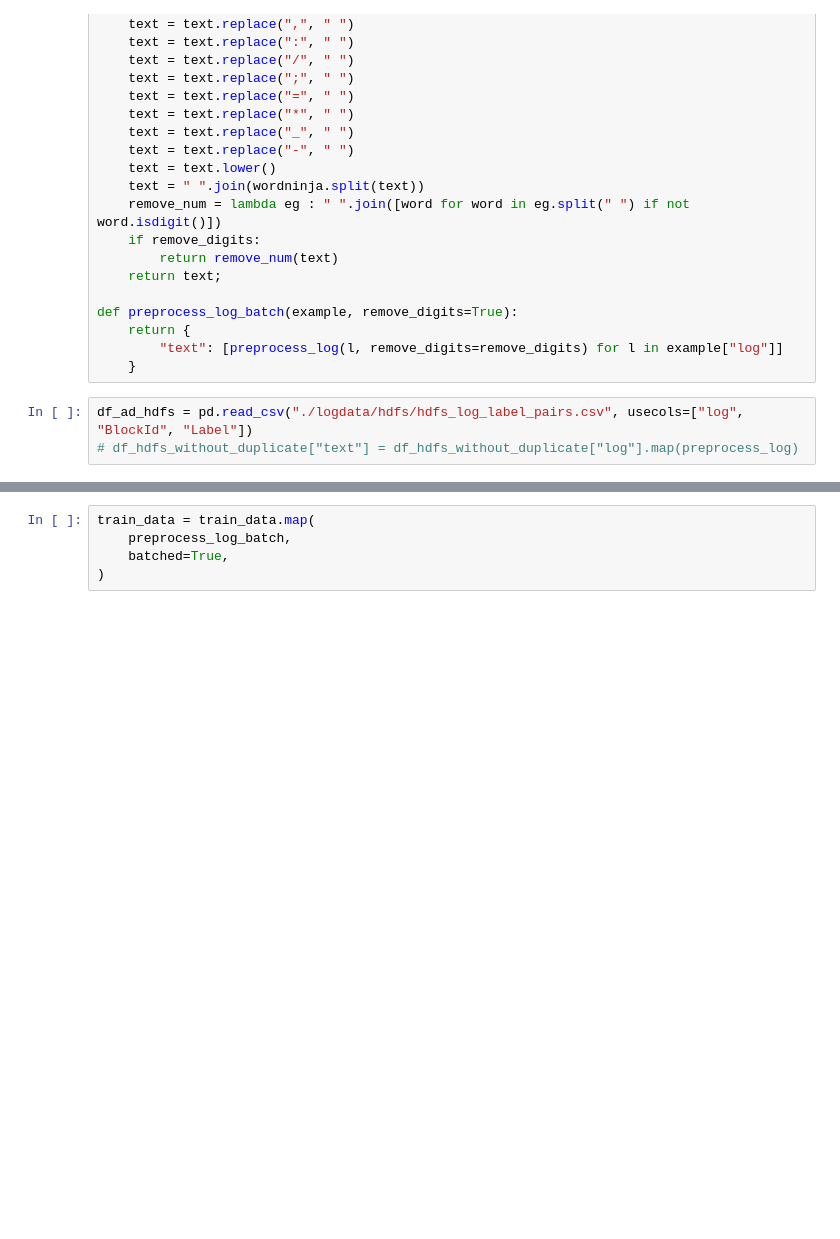
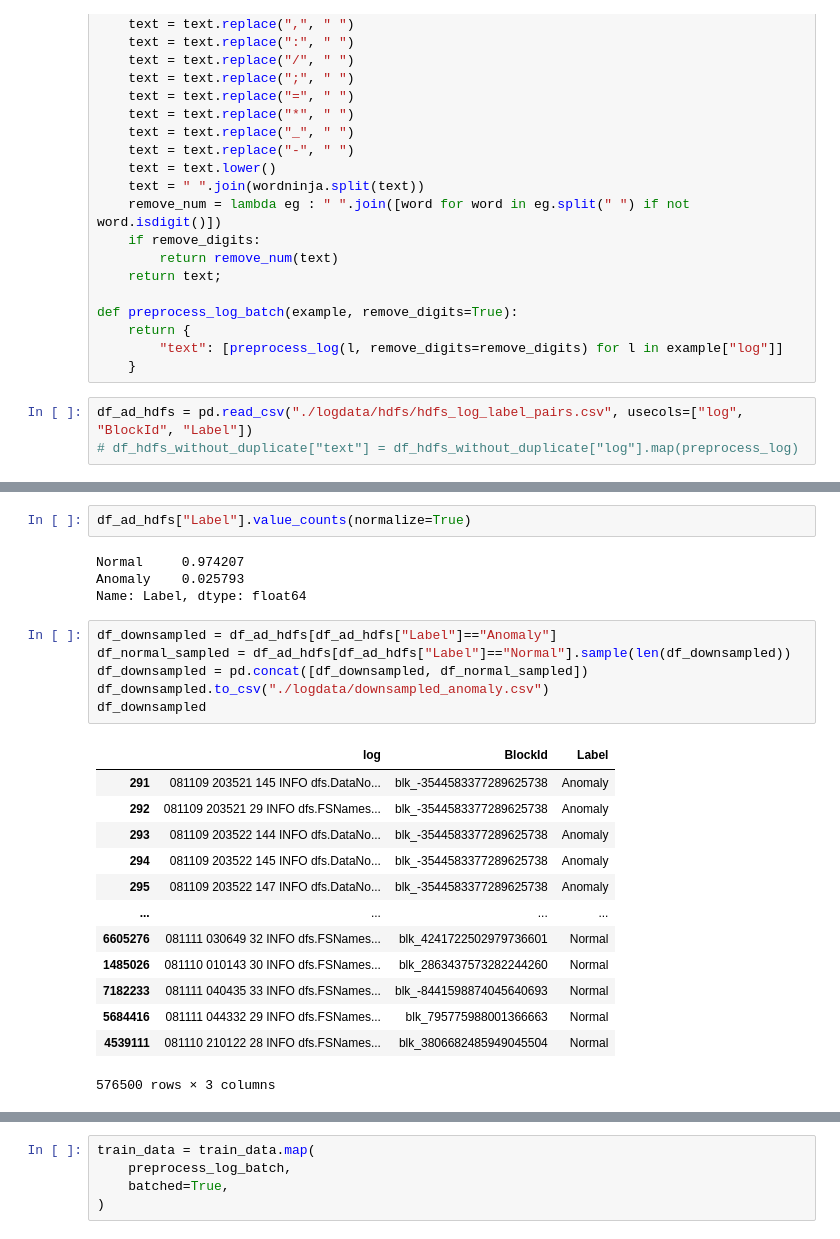
Before and after one commit to RyozoMasukawa/Unilog_Reproduction, a Jupyter notebook: log_anomaly_detect.ipynb, the cells around one changed output, grey strips where cells are left out. Cells and saved outputs as stored; diff of their text form; blank space fills up the shorter version.

```diff
--- a/log_anomaly_detect.ipynb
+++ b/log_anomaly_detect.ipynb
@@ -127 +180,27 @@ DatasetDict({
+# %%
+df_ad_hdfs["Label"].value_counts(normalize=True)
+# %% [output]
+Normal     0.974207
+Anomaly    0.025793
+Name: Label, dtype: float64
+# %%
+df_downsampled = df_ad_hdfs[df_ad_hdfs["Label"]=="Anomaly"]
+df_normal_sampled = df_ad_hdfs[df_ad_hdfs["Label"]=="Normal"].sample(len(df_downsampled))
+df_downsampled = pd.concat([df_downsampled, df_normal_sampled])
+df_downsampled.to_csv("./logdata/downsampled_anomaly.csv")
+df_downsampled
+# %% [output]
+|  | log | BlockId | Label |
+| 291 | 081109 203521 145 INFO dfs.DataNo... | blk_-3544583377289625738 | Anomaly |
+| 292 | 081109 203521 29 INFO dfs.FSNames... | blk_-3544583377289625738 | Anomaly |
+| 293 | 081109 203522 144 INFO dfs.DataNo... | blk_-3544583377289625738 | Anomaly |
+| 294 | 081109 203522 145 INFO dfs.DataNo... | blk_-3544583377289625738 | Anomaly |
+| 295 | 081109 203522 147 INFO dfs.DataNo... | blk_-3544583377289625738 | Anomaly |
+| ... | ... | ... | ... |
+| 6605276 | 081111 030649 32 INFO dfs.FSNames... | blk_4241722502979736601 | Normal |
+| 1485026 | 081110 010143 30 INFO dfs.FSNames... | blk_2863437573282244260 | Normal |
+| 7182233 | 081111 040435 33 INFO dfs.FSNames... | blk_-8441598874045640693 | Normal |
+| 5684416 | 081111 044332 29 INFO dfs.FSNames... | blk_795775988001366663 | Normal |
+| 4539111 | 081110 210122 28 INFO dfs.FSNames... | blk_3806682485949045504 | Normal |
+576500 rows × 3 columns
 # %%
```
Also changed, not shown: parts of 40 cells of this notebook, 19 other files.
